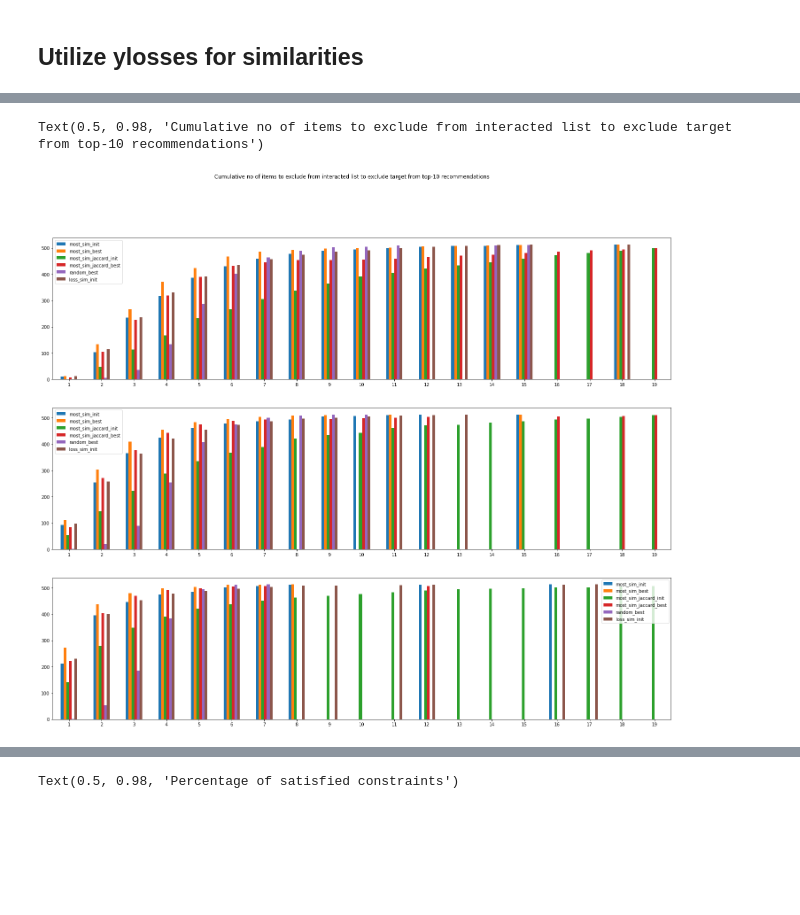
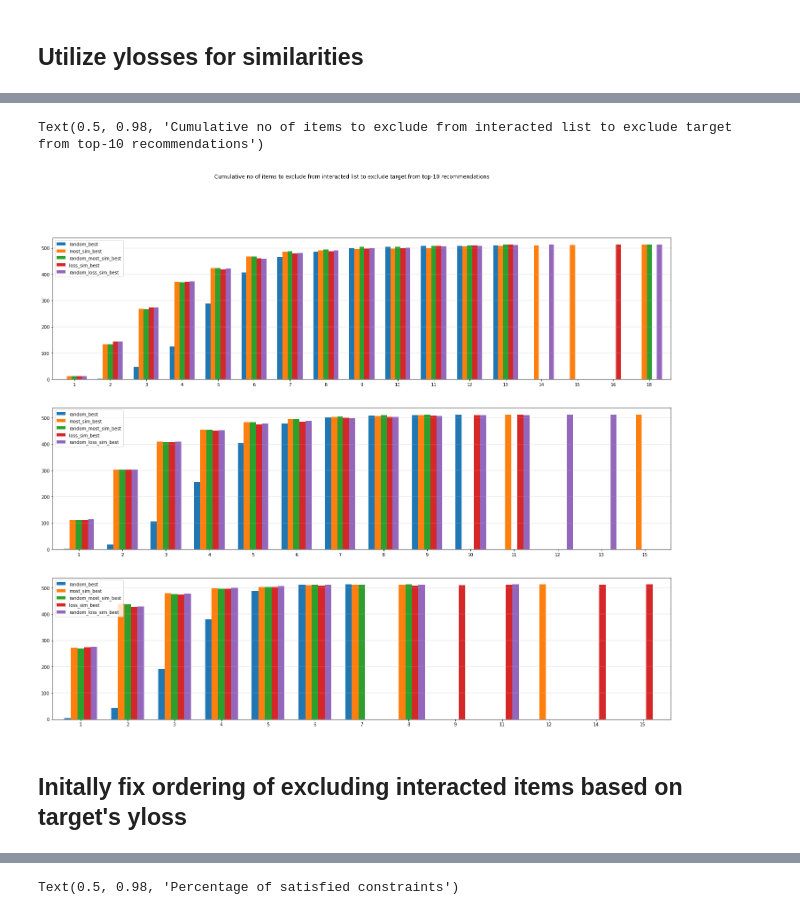
Before and after one commit to xuyou1999/CFExplainability, a Jupyter notebook: notebooks/budget_strategies.ipynb, the cells around one changed output, grey strips where cells are left out. Drawn from its saved outputs; the diff is of its cells as text; code cells hidden in the pictures; blank space fills up the shorter version.

```diff
--- a/notebooks/budget_strategies.ipynb
+++ b/notebooks/budget_strategies.ipynb
@@ -459,4 +523,4 @@ most_sim_jaccard_cfs = _find_cfs(test, pooling_model, [3, 5, 7], no_users=500, b
 # %% [markdown]
 ## Utilize ylosses for similarities
 # %%
-yloss_sim_cfs = _find_cfs(test, pooling_model, [3, 5, 7], no_users=500, backend='loss_sim', budget=1000)
+yloss_sim_cfs = _find_cfs(test, pooling_model, [3, 5, 7], no_users=500, backend='loss_sim', init_budget=1000)
@@ -497 +737,18 @@ cnt, no_target_achieved_cases = convert_res_to_lists(yloss_sim_cfs, cnt, no_targ
+# %%
+random_most_sim_cfs = _find_cfs(test, pooling_model, [3, 5, 7], no_users=500, backend='random_most_sim', init_budget=1000)
+random_yloss_sim_cfs = _find_cfs(test, pooling_model, [3, 5, 7], no_users=500, backend='random_loss_sim', init_budget=1000)
+# %%
+from collections import Counter
+
+
+# cnt = dict.fromkeys(most_sim_cfs.keys())
+# no_target_achieved_cases = dict.fromkeys(most_sim_cfs.keys())
+cnt = defaultdict(dict)
+no_target_achieved_cases = defaultdict(list)
+
+cnt, no_target_achieved_cases = convert_res_to_lists(random_cfs, cnt, no_target_achieved_cases, 'random')
+cnt, no_target_achieved_cases = convert_res_to_lists(most_sim_cfs, cnt, no_target_achieved_cases, 'most_sim')
+cnt, no_target_achieved_cases = convert_res_to_lists(yloss_sim_cfs, cnt, no_target_achieved_cases, 'yloss')
+cnt, no_target_achieved_cases = convert_res_to_lists(random_most_sim_cfs, cnt, no_target_achieved_cases, 'random_most_sim')
+cnt, no_target_achieved_cases = convert_res_to_lists(random_yloss_sim_cfs, cnt, no_target_achieved_cases, 'random_yloss')
 # %%
@@ -538,40 +789,36 @@ Text(0.5, 0.98, 'No of items to exclude from interacted list to exclude target f
 # %%
 fig, axs = plt.subplots(3, 1, figsize=(25, 20))
 
 df = pd.DataFrame.from_dict({
-    'most_sim_init': cnt[3][0],
-    'most_sim_best': cnt[3][1],
-    'most_sim_jaccard_init': cnt[3][2],
-    'most_sim_jaccard_best': cnt[3][3],
-    'random_best': cnt[3][5],
-#     'random_best': rcnt[3],
-    'loss_sim_init': cnt[3][6]
+    'random_best': cnt[3]['random'][1],
+    'most_sim_best': cnt[3]['most_sim'][1],
+    'random_most_sim_best': cnt[3]['random_most_sim'][1],
+    'loss_sim_best': cnt[3]['yloss'][1],
+    'random_loss_sim_best': cnt[3]['random_yloss'][1],
 }, orient='columns')
-df.sort_index().cumsum().plot.bar(ax=axs[0], rot=0)
+df.sort_index().cumsum().plot.bar(ax=axs[0], rot=0, width=0.7).grid(axis='y', linewidth=0.4)
 
 df = pd.DataFrame.from_dict({
-    'most_sim_init': cnt[5][0],
-    'most_sim_best': cnt[5][1],
-    'most_sim_jaccard_init': cnt[5][2],
-    'most_sim_jaccard_best': cnt[5][3],
-    'random_best': cnt[5][5],
-#     'random_best': rcnt[5],
-    'loss_sim_init': cnt[5][6]
+    'random_best': cnt[5]['random'][1],
+    'most_sim_best': cnt[5]['most_sim'][1],
+    'random_most_sim_best': cnt[5]['random_most_sim'][1],
+    'loss_sim_best': cnt[5]['yloss'][1],
+    'random_loss_sim_best': cnt[5]['random_yloss'][1],
 }, orient='columns')
-df.sort_index().cumsum().plot.bar(ax=axs[1], rot=0)
+df.sort_index().cumsum().plot.bar(ax=axs[1], rot=0, width=0.7).grid(axis='y', linewidth=0.4)
 
 df = pd.DataFrame.from_dict({
-    'most_sim_init': cnt[7][0],
-    'most_sim_best': cnt[7][1],
-    'most_sim_jaccard_init': cnt[7][2],
-    'most_sim_jaccard_best': cnt[7][3],
-    'random_best': cnt[7][5],
-#     'random_best': rcnt[7],
-    'loss_sim_init': cnt[7][6]
+   'random_best': cnt[7]['random'][1],
+    'most_sim_best': cnt[7]['most_sim'][1],
+    'random_most_sim_best': cnt[7]['random_most_sim'][1],
+    'loss_sim_best': cnt[7]['yloss'][1],
+    'random_loss_sim_best': cnt[7]['random_yloss'][1],
 }, orient='columns')
-df.sort_index().cumsum().plot.bar(ax=axs[2], rot=0)
+df.sort_index().cumsum().plot.bar(ax=axs[2], rot=0, width=0.7).grid(axis='y', linewidth=0.4)
 
 plt.suptitle('Cumulative no of items to exclude from interacted list to exclude target from top-10 recommendations')
 # %% [output]
 Text(0.5, 0.98, 'Cumulative no of items to exclude from interacted list to exclude target from top-10 recommendations')
-[figure, old version]
+[figure, new version]
+# %% [markdown]
+## Initally fix ordering of excluding interacted items based on target's yloss
```
Also changed, not shown: parts of 26 cells of this notebook.
